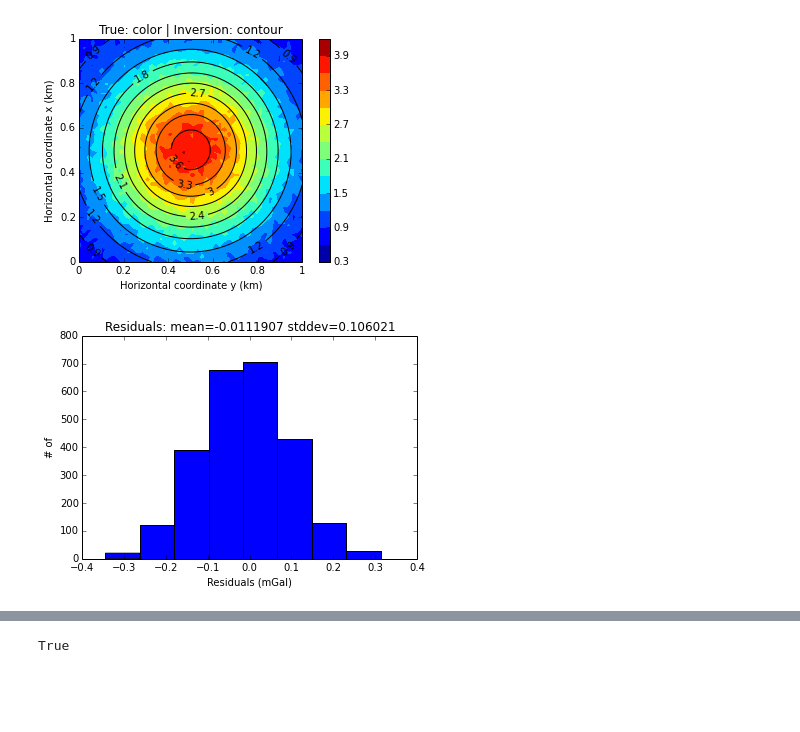
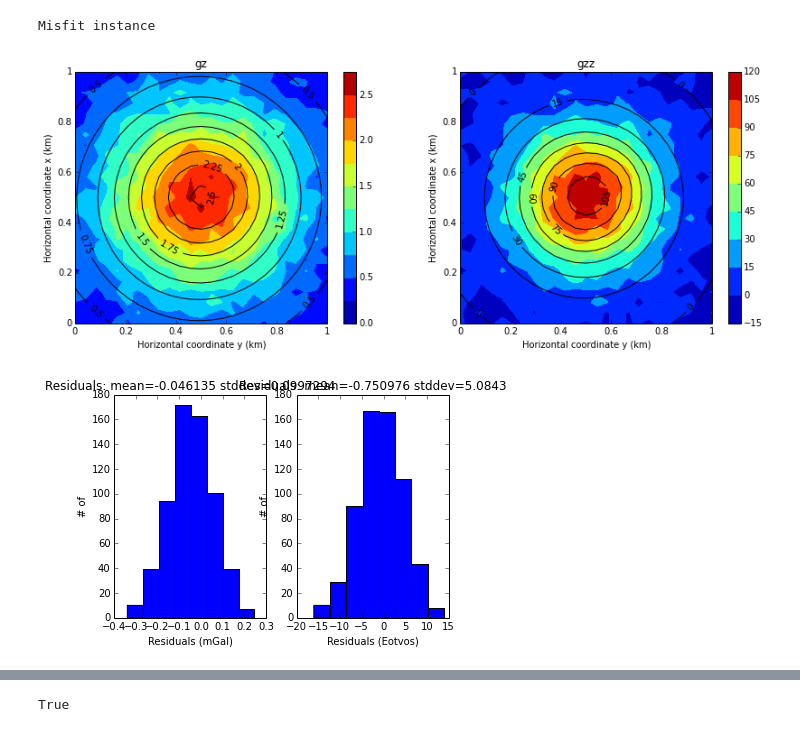
Before and after one commit to fatiando/fatiando, a Jupyter notebook: benchmarks/gravmag_harvester.ipynb, the cells around one changed output, grey strips where cells are left out. Cells and saved outputs as stored; diff of their text form; code cells hidden in the pictures; blank space fills up the shorter version.

Commit message:
Updated blocky benchmark with joint inversion
In joint gz and gzz, harvester outperforms blocky.Gravity. Still need to
investigate further.

```diff
--- a/benchmarks/gravmag_harvester.ipynb
+++ b/benchmarks/gravmag_harvester.ipynb
@@ -8,49 +8,70 @@ from fatiando.vis import mpl, myv
 # %%
 from line_profiler import LineProfiler
 # %%
-model = [Prism(250, 750, 250, 750, 200, 700, {'density':1000})]
-shape = (50, 50)
+model = [Prism(300, 700, 300, 700, 200, 600, {'density':1000})]
+shape = (25, 25)
 bounds = [0, 1000, 0, 1000, 0, 1000]
 area = bounds[0:4]
 xp, yp, zp = gridder.regular(area, shape, z=-1)
 noise = 0.1 # 0.1 mGal noise
 gz = utils.contaminate(prism.gz(xp, yp, zp, model), 0.1, seed=0)
-gzz = utils.contaminate(prism.gzz(xp, yp, zp, model), 0.01, percent=True, seed=0)
-mesh = PrismMesh(bounds, (10, 10, 10))
-data = [harvester.Gz(xp, yp, zp, gz)]
+gzz = utils.contaminate(prism.gzz(xp, yp, zp, model), 5, seed=0)
+mesh = PrismMesh(bounds, (20, 20, 20))
+data = [harvester.Gz(xp, yp, zp, gz), harvester.Gzz(xp, yp, zp, gzz)]
 seeds = harvester.sow([[500, 500, 450, {'density':1000}]], mesh)
-solver = blocky.Gravity(xp, yp, zp, gz, mesh).config('planting', seeds=seeds, compactness=1, threshold=0.001)
+compactness, threshold = 10, 0.0001
+solver = blocky.Gravity(xp, yp, zp, gz, mesh) + blocky.Gravity(xp, yp, zp, gzz, mesh, field='gzz')
+solver.config('planting', seeds=seeds, compactness=compactness, threshold=threshold)
+# %% [output]
+Misfit instance
 # %%
-estimate, predicted = harvester.harvest(data, seeds, mesh, 1, 0.001)
+estimate, predicted = harvester.harvest(data, seeds, mesh, compactness, threshold)
 mesh.addprop('density', estimate['density'])
 
-mpl.figure()
-mpl.title("True: color | Inversion: contour")
+mpl.figure(figsize=(14, 5))
+mpl.subplot(1, 2, 1)
+mpl.title("gz")
 mpl.axis('scaled')
 levels = mpl.contourf(yp, xp, gz, shape, 12)
 mpl.colorbar()
 mpl.contour(yp, xp, predicted[0], shape, levels, color='k')
 mpl.xlabel('Horizontal coordinate y (km)')
 mpl.ylabel('Horizontal coordinate x (km)')
 mpl.m2km()
+mpl.subplot(1, 2, 2)
+mpl.title("gzz")
+mpl.axis('scaled')
+levels = mpl.contourf(yp, xp, gzz, shape, 12)
+mpl.colorbar()
+mpl.contour(yp, xp, predicted[1], shape, levels, color='k')
+mpl.xlabel('Horizontal coordinate y (km)')
+mpl.ylabel('Horizontal coordinate x (km)')
+mpl.m2km()
+mpl.figure()
+mpl.subplot(1, 2, 1)
 residuals = gz - predicted[0]
-mpl.figure()
 mpl.title('Residuals: mean=%g stddev=%g' % (residuals.mean(), residuals.std()))
 mpl.hist(residuals, bins=8)
 mpl.xlabel('Residuals (mGal)')
+mpl.ylabel('# of')
+mpl.subplot(1, 2, 2)
+residuals = gzz - predicted[1]
+mpl.title('Residuals: mean=%g stddev=%g' % (residuals.mean(), residuals.std()))
+mpl.hist(residuals, bins=8)
+mpl.xlabel('Residuals (Eotvos)')
 mpl.ylabel('# of')
 
 myv.figure()
 myv.prisms(model, 'density', style='wireframe')
 myv.prisms(vremove(0, 'density', mesh), 'density')
 myv.axes(myv.outline(bounds), ranges=[i*0.001 for i in bounds], fmt='%.1f',
     nlabels=6)
 myv.wall_bottom(bounds)
 myv.wall_north(bounds)
 myv.show()
 # %% [output]
-[figure, old version]
+[figure, new version]
-[figure, old version]
+[figure, new version]
 # %%
 solver.fit()
 mesh.addprop('density', solver.estimate_)
```
Also changed, not shown: parts of 14 cells of this notebook.
